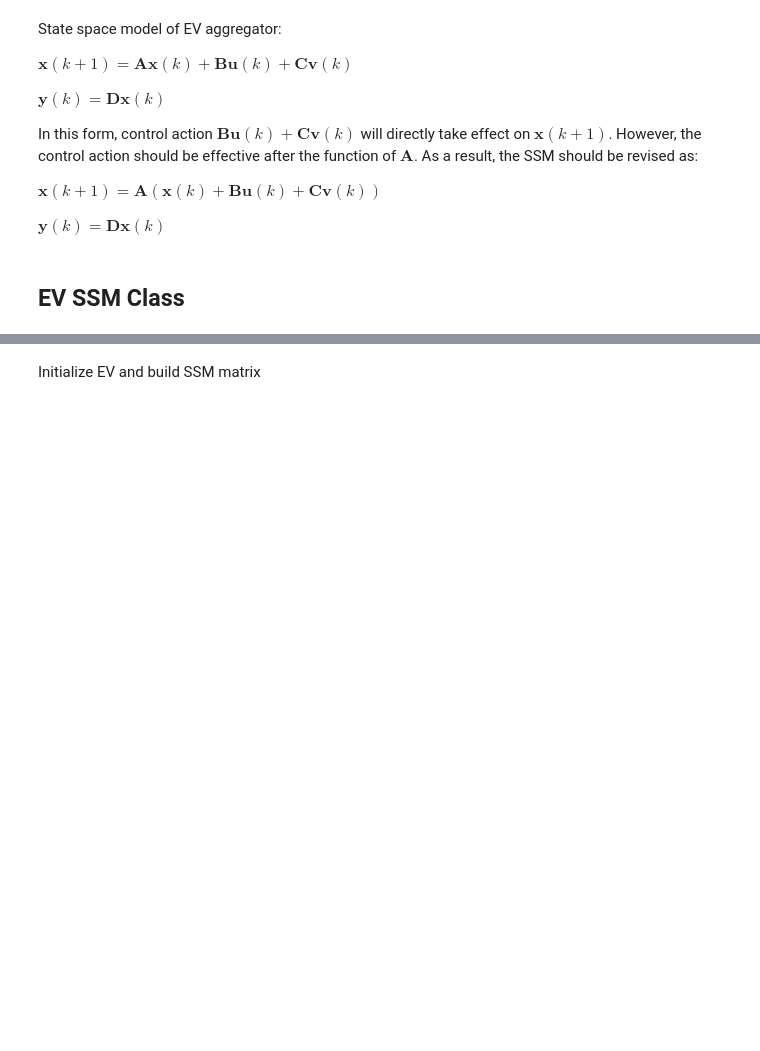
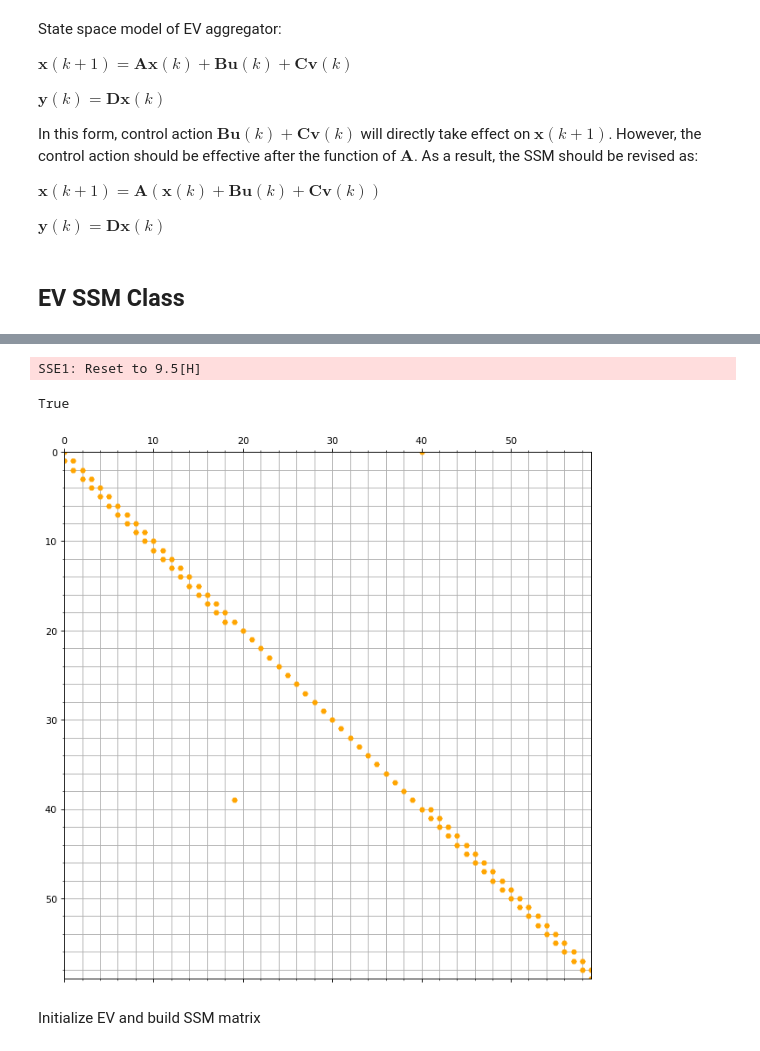
Before and after one commit to shebuxin/andes, a Jupyter notebook: jwang/notes2/ev_ssm2.ipynb, the cells around one changed output, grey strips where cells are left out. Drawn from its saved outputs; the diff is of its cells as text; code cells hidden in the pictures; blank space fills up the shorter version.

```diff
--- a/jwang/notes2/ev_ssm2.ipynb
+++ b/jwang/notes2/ev_ssm2.ipynb
@@ -813,11 +817,18 @@ A = A0 / A0.sum(axis=1)[:,None]
+# %%
+sse.test(ts=9, tf=9.05)
+# %% [output]
+SSE1: Reset to 9.5[H]
+True
 # %%
 fig, ax = plt.subplots(1, 1, figsize=(12, 10), dpi=80)
-ax.spy(A, markersize=5, marker='H', markerfacecolor='orange', markeredgecolor='orange')
+ax.spy(sse.A, markersize=5, marker='H', markerfacecolor='orange', markeredgecolor='orange')
 ax.grid(which='major', alpha=1)
 ax.grid(which='minor', alpha=1)
-ax.set_xlim(0, 3*self.Ns-1)
-ax.set_ylim(3*self.Ns-1, 0)
+ax.set_xlim(0, 3*sse.Ns-1)
+ax.set_ylim(3*sse.Ns-1, 0)
 ax.minorticks_on()
+# %% [output]
+[figure, added]
 # %% [markdown]
 Initialize EV and build SSM matrix
 # %%
```
Also changed, not shown: parts of 2 cells of this notebook.
